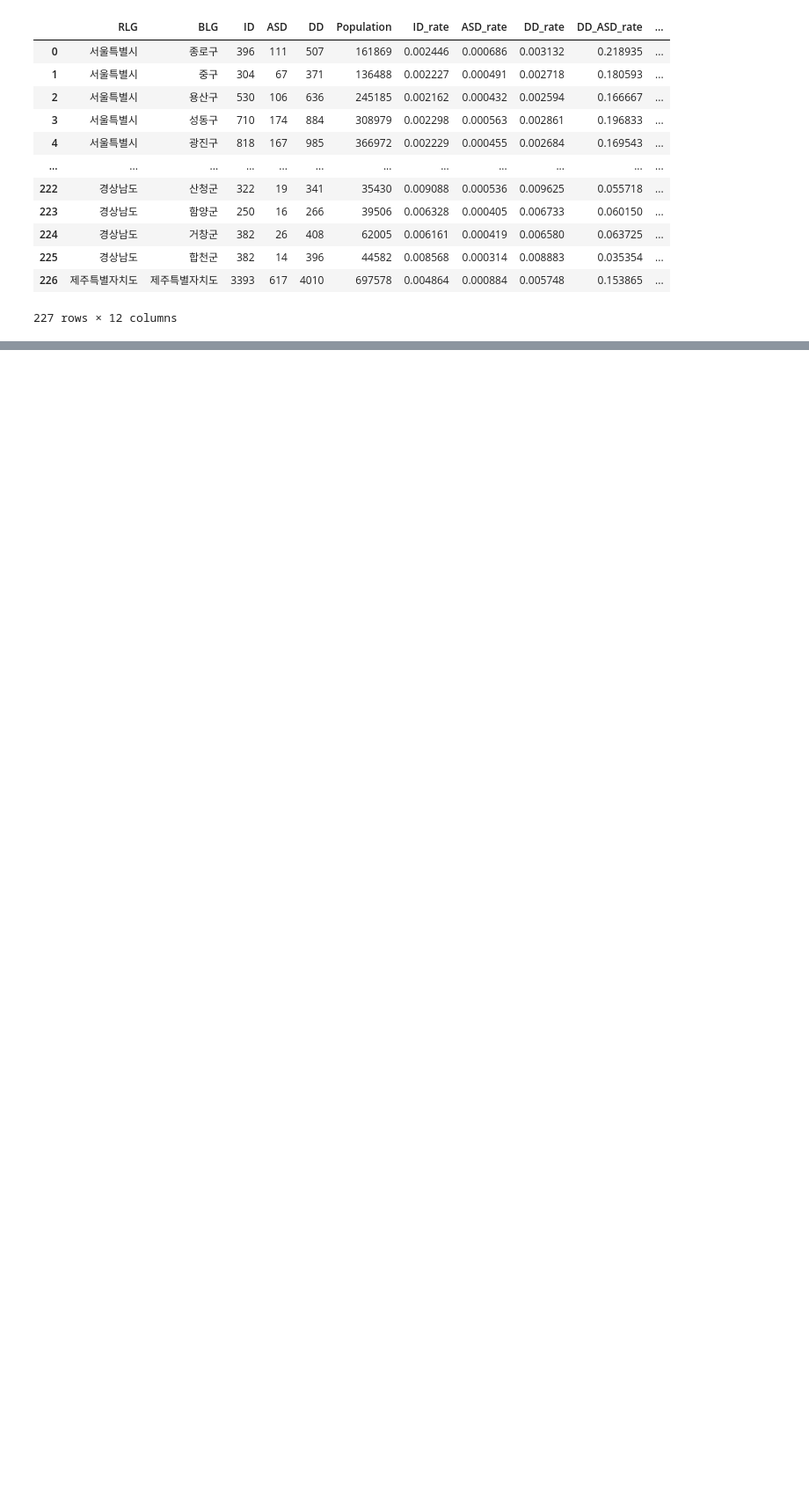
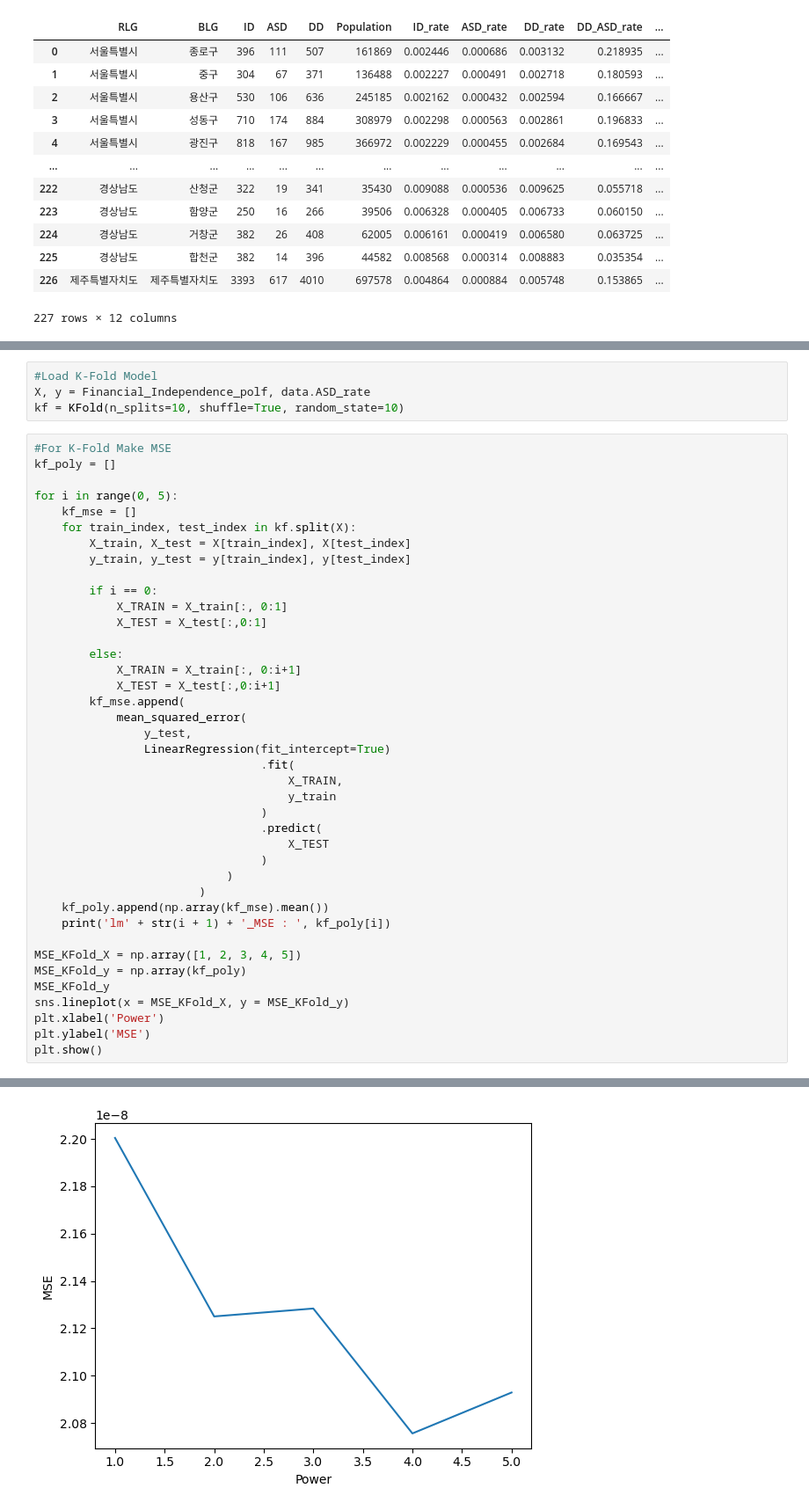
Before and after one commit to milkywaypeko/ASD_FI_Correlation, a Jupyter notebook: ASD_ID_FI_Correlation.ipynb, the cells around one changed output, grey strips where cells are left out. Shown at 88% size. Saved outputs shown, nothing was run; the diff lists cells and outputs as text; blank space fills up the shorter version.

```diff
--- a/ASD_ID_FI_Correlation.ipynb
+++ b/ASD_ID_FI_Correlation.ipynb
@@ -125,0 +306,45 @@ sns.regplot(x='Financial_Independence', y='ASD_rate', data=data)
+# %%
+#Load K-Fold Model
+X, y = Financial_Independence_polf, data.ASD_rate
+kf = KFold(n_splits=10, shuffle=True, random_state=10)
+# %%
+#For K-Fold Make MSE
+kf_poly = []
+
+for i in range(0, 5):
+    kf_mse = []
+    for train_index, test_index in kf.split(X):
+        X_train, X_test = X[train_index], X[test_index]
+        y_train, y_test = y[train_index], y[test_index]
+
+        if i == 0:
+            X_TRAIN = X_train[:, 0:1]
+            X_TEST = X_test[:,0:1]
+
+        else:
+            X_TRAIN = X_train[:, 0:i+1]
+            X_TEST = X_test[:,0:i+1]
+        kf_mse.append(
+            mean_squared_error(
+                y_test,
+                LinearRegression(fit_intercept=True)
+                                 .fit(
+                                     X_TRAIN,
+                                     y_train
+                                 )
+                                 .predict(
+                                     X_TEST
+                                 )
+                            )
+                        )
+    kf_poly.append(np.array(kf_mse).mean())
+    print('lm' + str(i + 1) + '_MSE : ', kf_poly[i])
+
+MSE_KFold_X = np.array([1, 2, 3, 4, 5])
+MSE_KFold_y = np.array(kf_poly)
+MSE_KFold_y
+sns.lineplot(x = MSE_KFold_X, y = MSE_KFold_y)
+plt.xlabel('Power')
+plt.ylabel('MSE')
+plt.show()
+# %% [output]
@@ -125,0 +356 @@ sns.regplot(x='Financial_Independence', y='ASD_rate', data=data)
+[figure, added]
```
Also changed, not shown: parts of 33 cells of this notebook.
